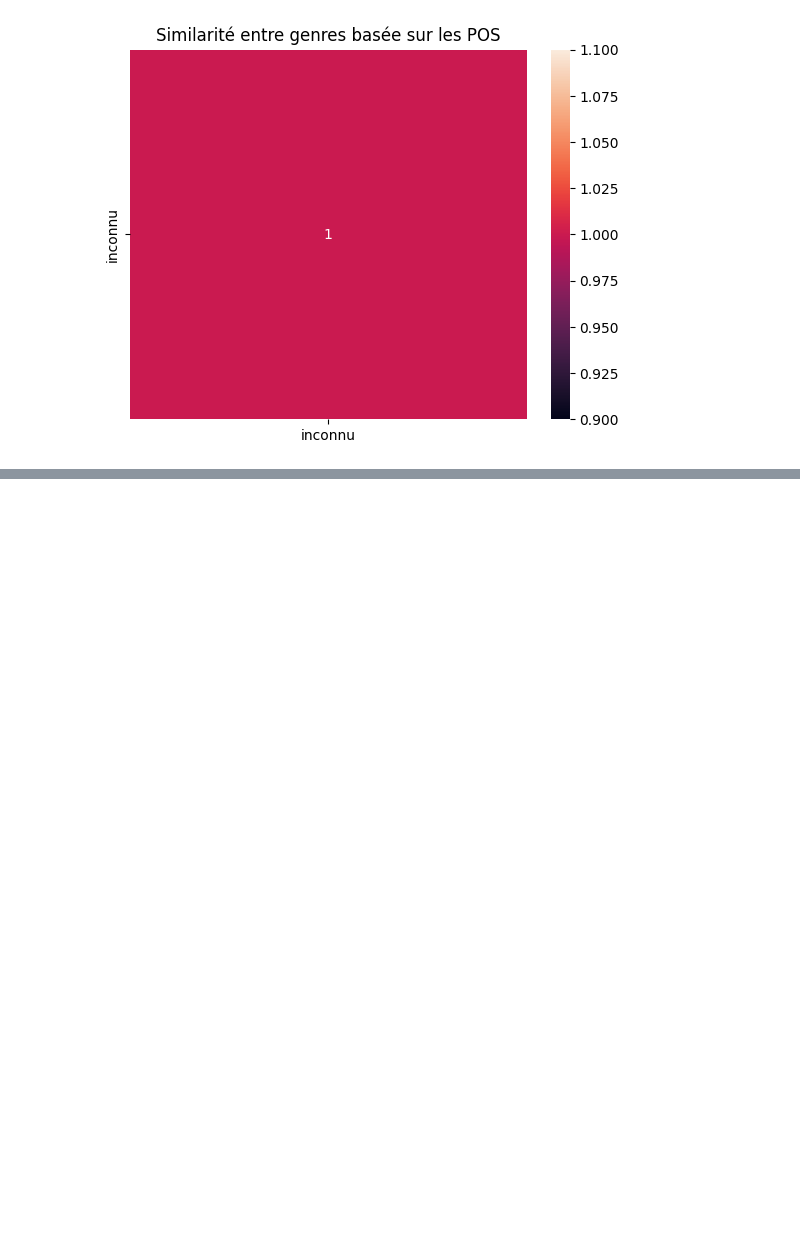
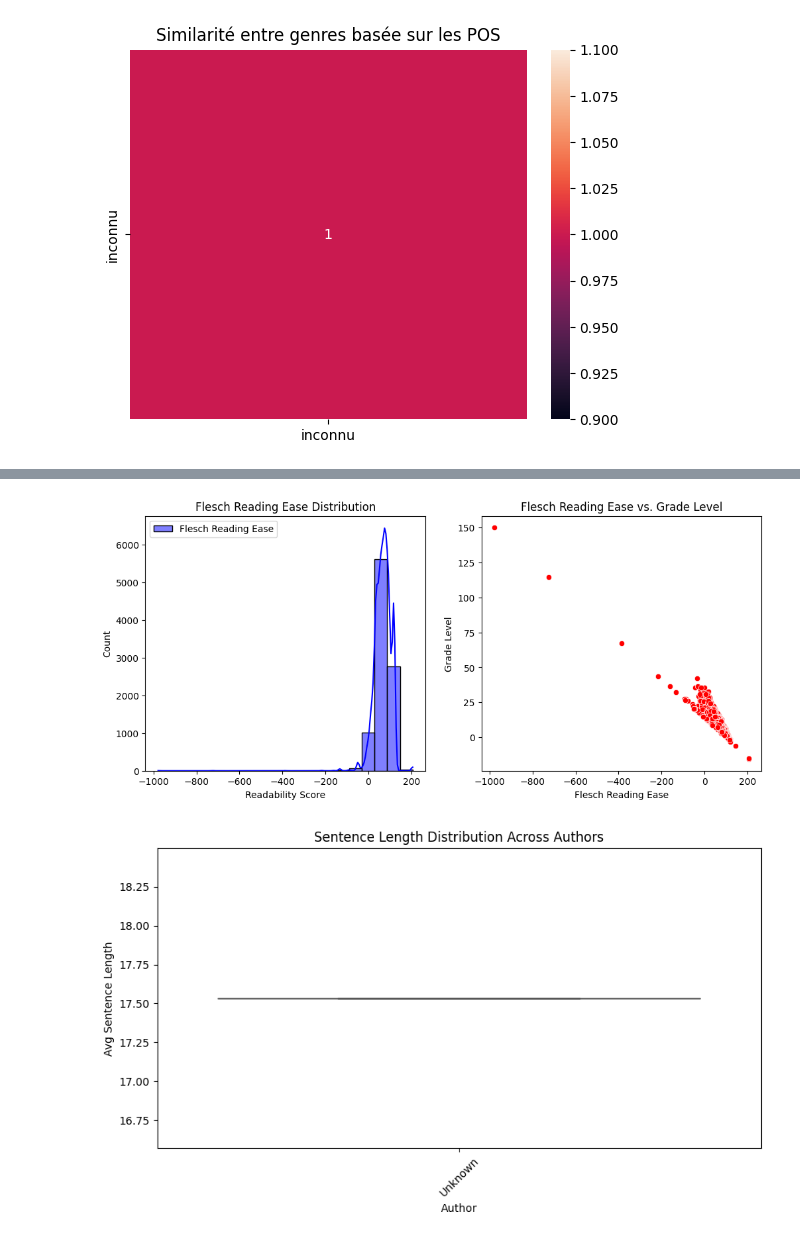
Before and after one commit to AbdelheqMokhtari/TreeTagger-POSTag, a Jupyter notebook: GUM_analysis/GUM_analysis.ipynb, the cells around one changed output, grey strips where cells are left out. Saved outputs shown, nothing was run; the diff lists cells and outputs as text; code cells hidden in the pictures; blank space fills up the shorter version.

```diff
--- a/GUM_analysis/GUM_analysis.ipynb
+++ b/GUM_analysis/GUM_analysis.ipynb
@@ -196,0 +374,80 @@ plt.show()
+# %%
+import textstat
+import matplotlib.pyplot as plt
+import seaborn as sns
+from collections import defaultdict
+import numpy as np
+
+# --------------------------------------------
+# 1️⃣ Compute Readability Scores
+# --------------------------------------------
+
+def compute_readability(sentences):
+    scores = []
+    for sent in sentences:
+        text = " ".join([token['form'] for token in sent])
+        flesch_reading_ease = textstat.flesch_reading_ease(text)
+        flesch_grade_level = textstat.flesch_kincaid_grade(text)
+        dale_chall = textstat.dale_chall_readability_score(text)
+        scores.append((flesch_reading_ease, flesch_grade_level, dale_chall))
+
+    return scores
+
+# Compute readability scores
+readability_scores = compute_readability(sentences)
+
+# Convert to numpy array for easy processing
+readability_scores = np.array(readability_scores)
+flesch, grade, dale = readability_scores[:,0], readability_scores[:,1], readability_scores[:,2]
+
+# Visualization - Readability Scores
+plt.figure(figsize=(12,5))
+plt.subplot(1,2,1)
+sns.histplot(flesch, bins=20, kde=True, color='blue', label="Flesch Reading Ease")
+plt.xlabel("Readability Score")
+plt.title("Flesch Reading Ease Distribution")
+plt.legend()
+
+plt.subplot(1,2,2)
+sns.scatterplot(x=flesch, y=grade, color='red')
+plt.xlabel("Flesch Reading Ease")
+plt.ylabel("Grade Level")
+plt.title("Flesch Reading Ease vs. Grade Level")
+plt.show()
+
+# --------------------------------------------
+# 2️⃣ Author Identification via Stylometry
+# --------------------------------------------
+
+# Extract stylistic features per author
+author_styles = defaultdict(lambda: {"word_length": [], "sentence_length": [], "pos_dist": defaultdict(int)})
+
+for sent in sentences:
+    author = sent.metadata.get("author", "Unknown")  # Extract author info
+    words = [token['form'] for token in sent]
+    pos_tags = [token['upostag'] for token in sent]
+
+    author_styles[author]["word_length"].extend([len(word) for word in words])
+    author_styles[author]["sentence_length"].append(len(words))
+
+    for pos in pos_tags:
+        author_styles[author]["pos_dist"][pos] += 1
+
+# Convert to DataFrame for visualization
+author_data = []
+for author, features in author_styles.items():
+    avg_word_length = np.mean(features["word_length"])
+    avg_sentence_length = np.mean(features["sentence_length"])
+    author_data.append({"Author": author, "Avg Word Length": avg_word_length, "Avg Sentence Length": avg_sentence_length})
+
+df_author = pd.DataFrame(author_data)
+
+# Visualization - Box Plot of Sentence Length Across Authors
+plt.figure(figsize=(10,5))
+sns.boxplot(x="Author", y="Avg Sentence Length", data=df_author)
+plt.xticks(rotation=45)
+plt.title("Sentence Length Distribution Across Authors")
+plt.show()
+# %% [output]
+[figure, added]
+[figure, added]
```
Also changed, not shown: parts of 10 cells of this notebook.
